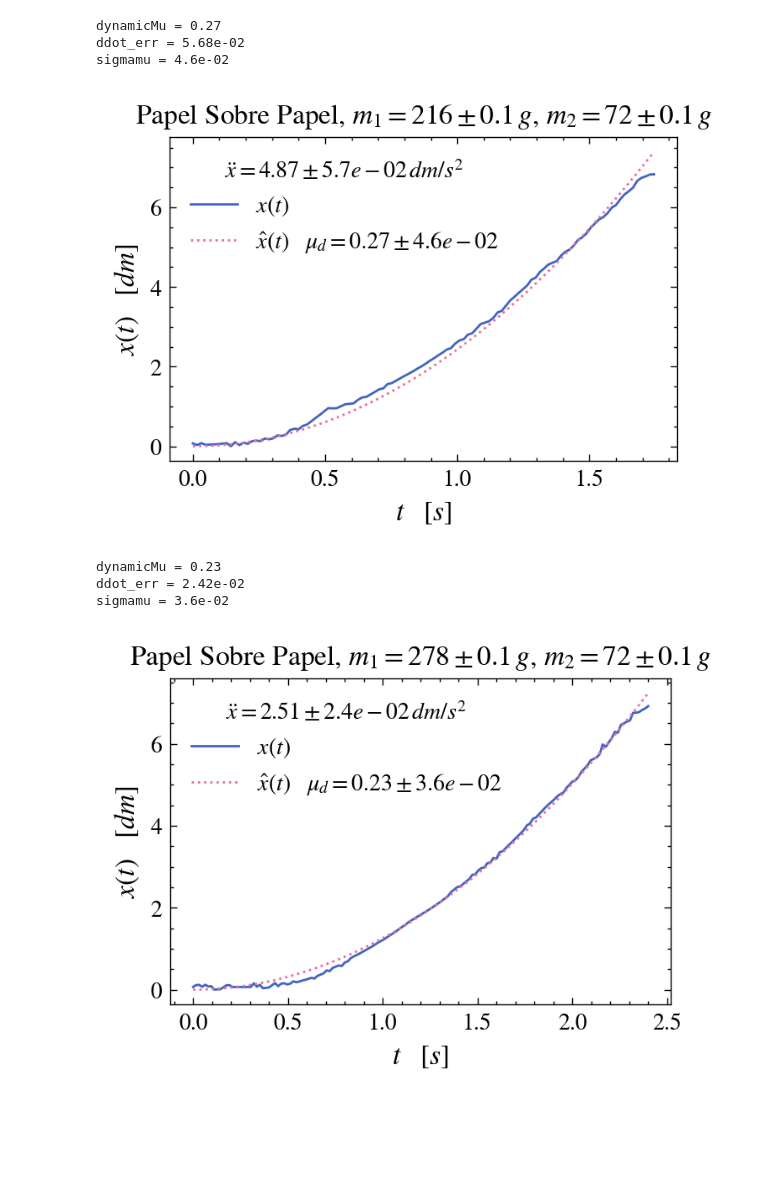
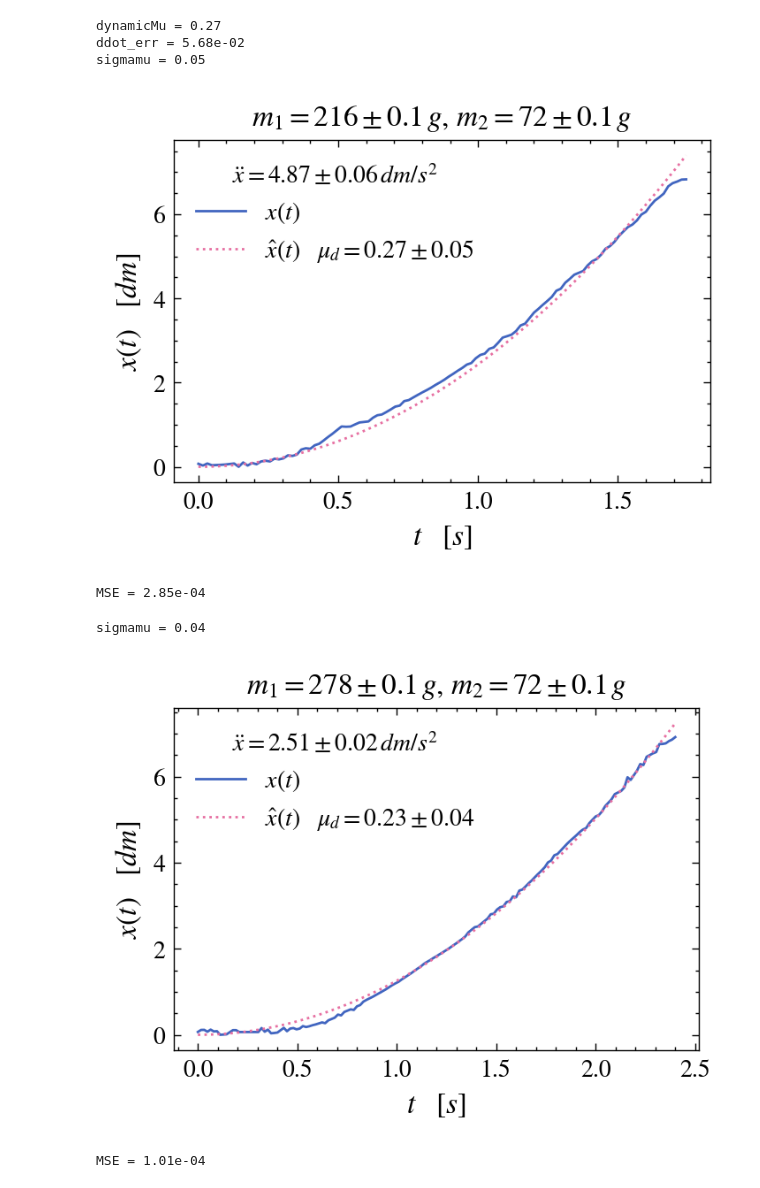
Before and after one commit to ignaschuemer7/Labo_III-Fisica_I, a Jupyter notebook: f1_tp3.ipynb, the cells around one changed output. Cells and saved outputs as stored; diff of their text form; code cells hidden in the pictures; blank space fills up the shorter version.

```diff
--- a/f1_tp3.ipynb
+++ b/f1_tp3.ipynb
@@ -97,30 +104,35 @@ sigmamu = 6.7e-02
 # %%
 m1 = sled + 3 * woodenMass + 4 * aluminiumMass
 m2 = bronzeMass
 
 f = lambda t, dynamicMu: x(t, m1, m2, sp.constants.g, dynamicMu)
 
 dynamicMu, pcov = sp.optimize.curve_fit(f, paperOverPaper100['t'], paperOverPaper100['x'], sigma=np.zeros_like(paperOverPaper100['x']) + sensor_error, absolute_sigma=True)
 dynamicMu = dynamicMu[0]
 print(f'dynamicMu = {dynamicMu:.2f}')
 ddot_err = np.sqrt(pcov[0, 0])
 print(f'ddot_err = {ddot_err:.2e}')
 
 sigmamu = sigmaMu(m1, m2, sp.constants.g, ddotX(m1, m2, sp.constants.g, dynamicMu))
-print(f'sigmamu = {sigmamu:.1e}')
+print(f'sigmamu = {sigmamu:.2f}')
 
 plt.plot(paperOverPaper100['t'], paperOverPaper100['x']*1e1, label=f'$x(t)$')
-plt.plot(paperOverPaper100['t'], x(paperOverPaper100['t'], m1, m2, sp.constants.g, dynamicMu)*1e1, label=f'$\hat{{x}}(t) \quad \\mu_d = {dynamicMu:.2f} \pm {sigmamu:.1e}$')
+plt.plot(paperOverPaper100['t'], x(paperOverPaper100['t'], m1, m2, sp.constants.g, dynamicMu)*1e1, label=f'$\hat{{x}}(t) \quad \\mu_d = {dynamicMu:.2f} \pm {sigmamu:.2f}$')
 plt.xlabel('$t \\quad [s]$')
 plt.ylabel('$x(t) \\quad [dm]$')
-plt.legend(title=f'$\ddot{{x}} = {ddotX(m1, m2, sp.constants.g, dynamicMu)*1e1:.2f} \\pm {ddot_err:.1e} \\, dm/s^2$')
-plt.title(f'Papel Sobre Papel, $m_1 = {m1*1e3:.0f}\\pm{0.1} \\, g$, $m_2 = {m2*1e3:.0f} \\pm{0.1} \\, g$')
+plt.legend(title=f'$\ddot{{x}} = {ddotX(m1, m2, sp.constants.g, dynamicMu)*1e1:.2f} \\pm {ddot_err:.2f} \\, dm/s^2$')
+plt.title(f'$m_1 = {m1*1e3:.0f}\\pm{0.1} \\, g$, $m_2 = {m2*1e3:.0f} \\pm{0.1} \\, g$')
+# plt.savefig('fig/papel_papel.pdf')
 plt.show()
+
+#mse
+print(f'MSE = {mse(paperOverPaper100["x"], x(paperOverPaper100["t"], m1, m2, sp.constants.g, dynamicMu)):.2e}')
 # %% [output]
 dynamicMu = 0.27
 ddot_err = 5.68e-02
-sigmamu = 4.6e-02
+sigmamu = 0.05
-[figure, old version]
+[figure, new version]
+MSE = 2.85e-04
 # %%
 m1 = sled + 5 * woodenMass + 3 * aluminiumMass + bronzeMass
 m2 = bronzeMass
@@ -129,25 +141,28 @@ f = lambda t, dynamicMu: x(t, m1, m2, sp.constants.g, dynamicMu)
 
 dynamicMu, pcov = sp.optimize.curve_fit(f, paperOverPaper150['t'], paperOverPaper150['x'], sigma=np.zeros_like(paperOverPaper150['x']) + sensor_error, absolute_sigma=True)
 dynamicMu = dynamicMu[0]
-print(f'dynamicMu = {dynamicMu:.2f}')
+# print(f'dynamicMu = {dynamicMu:.2f}')
 ddot_err = np.sqrt(pcov[0, 0])
-print(f'ddot_err = {ddot_err:.2e}')
+# print(f'ddot_err = {ddot_err:.2e}')
 
 sigmamu = sigmaMu(m1, m2, sp.constants.g, ddotX(m1, m2, sp.constants.g, dynamicMu))
-print(f'sigmamu = {sigmamu:.1e}')
+print(f'sigmamu = {sigmamu:.2f}')
 
 plt.plot(paperOverPaper150['t'], paperOverPaper150['x']*1e1, label=f'$x(t)$')
-plt.plot(paperOverPaper150['t'], x(paperOverPaper150['t'], m1, m2, sp.constants.g, dynamicMu)*1e1, label=f'$\hat{{x}}(t) \quad \\mu_d = {dynamicMu:.2f} \pm {sigmamu:.1e}$')
+plt.plot(paperOverPaper150['t'], x(paperOverPaper150['t'], m1, m2, sp.constants.g, dynamicMu)*1e1, label=f'$\hat{{x}}(t) \quad \\mu_d = {dynamicMu:.2f} \pm {sigmamu:.2f}$')
 plt.xlabel('$t \\quad [s]$')
 plt.ylabel('$x(t) \\quad [dm]$')
-plt.legend(title=f'$\ddot{{x}} = {ddotX(m1, m2, sp.constants.g, dynamicMu)*1e1:.2f} \\pm {ddot_err:.1e} \\, dm/s^2$')
-plt.title(f'Papel Sobre Papel, $m_1 = {m1*1e3:.0f}\\pm{0.1} \\, g$, $m_2 = {m2*1e3:.0f} \\pm{0.1} \\, g$')
+plt.legend(title=f'$\ddot{{x}} = {ddotX(m1, m2, sp.constants.g, dynamicMu)*1e1:.2f} \\pm {ddot_err:.2f} \\, dm/s^2$')
+plt.title(f'$m_1 = {m1*1e3:.0f}\\pm{0.1} \\, g$, $m_2 = {m2*1e3:.0f} \\pm{0.1} \\, g$')
+plt.savefig('fig/papel_papel.pdf')
 plt.show()
+
+#mse
+print(f'MSE = {mse(paperOverPaper150["x"], x(paperOverPaper150["t"], m1, m2, sp.constants.g, dynamicMu)):.2e}')
 # %% [output]
-dynamicMu = 0.23
-ddot_err = 2.42e-02
-sigmamu = 3.6e-02
+sigmamu = 0.04
-[figure, old version]
+[figure, new version]
+MSE = 1.01e-04
 # %%
 m1 = sled + 5 * woodenMass + aluminiumMass
 m2 = bronzeMass
```
Also changed, not shown: parts of 10 cells of this notebook, 4 other files.
